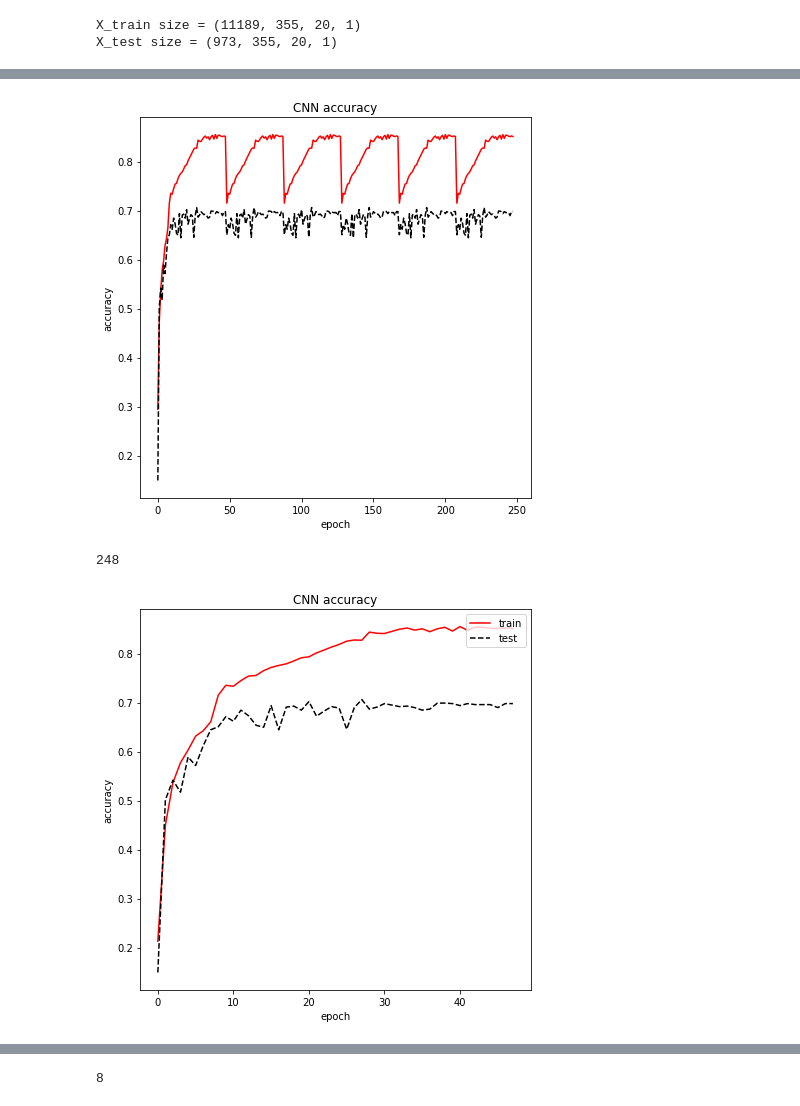
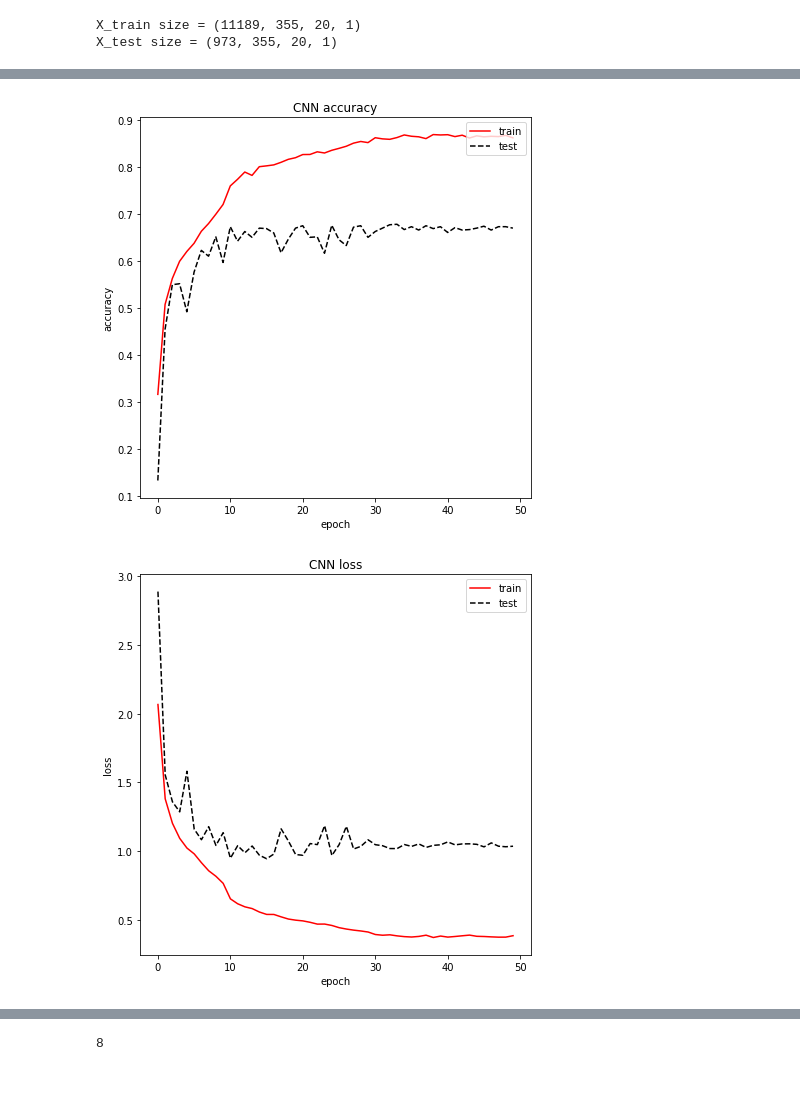
Before and after one commit to pojaleesh/Audio_kws, a Jupyter notebook: Emotion_biometric_recognition/notebooks/Conv2D_Models.ipynb, the cells around one changed output, grey strips where cells are left out. Drawn from its saved outputs; the diff is of its cells as text; code cells hidden in the pictures.

```diff
--- a/Emotion_biometric_recognition/notebooks/Conv2D_Models.ipynb
+++ b/Emotion_biometric_recognition/notebooks/Conv2D_Models.ipynb
@@ -130,7 +126,7 @@ outfile = open(filename,'wb')
 pickle.dump(X,outfile)
 outfile.close()
 # %%
-filename = 'MfccData30'
+filename = '../../../MfccData30'
 outfile = open(filename,'rb')
 X = pickle.load(outfile)
 outfile.close()
@@ -139,38 +135,37 @@ X.shape
 # %% [output]
 (12162, 355, 20)
 # %%
-def make_model_1(input_shape):
-
-    nclass = 14
+def CNN_model(input_shape, nclass):
 
     inp = Input(input_shape)
 
-    x = Convolution2D(32, (4,10), padding="same")(inp)
+    x = Convolution2D(32, (3, 5), padding="same")(inp)
     x = BatchNormalization()(x)
     x = Activation("relu")(x)
     x = MaxPool2D()(x)
     x = Dropout(rate=0.2)(x)
 
-    x = Convolution2D(64, (4,10), padding="same")(x)
+    x = Convolution2D(64, (3, 5), padding="same")(x)
     x = BatchNormalization()(x)
     x = Activation("relu")(x)
     x = MaxPool2D()(x)
     x = Dropout(rate=0.2)(x)
 
-    x = Convolution2D(128, (4,10), padding="same")(x)
+    x = Convolution2D(128, (3, 5), padding="same")(x)
     x = BatchNormalization()(x)
     x = Activation("relu")(x)
     x = MaxPool2D()(x)
     x = Dropout(rate=0.2)(x)
 
-    x = Convolution2D(256, (4,10), padding="same")(x)
+    x = Convolution2D(256, (3, 5), padding="same")(x)
     x = BatchNormalization()(x)
     x = Activation("relu")(x)
     x = MaxPool2D()(x)
     x = Dropout(rate=0.2)(x)
 
     x = Flatten()(x)
-    x = Dense(64)(x)
+    x = Dense(128)(x)
+    x = Dense(256)(x)
     x = Dropout(rate=0.2)(x)
     x = BatchNormalization()(x)
     x = Activation("relu")(x)
@@ -178,7 +173,6 @@ def make_model_1(input_shape):
 
     out = Dense(nclass, activation='softmax')(x)
 
-
     ret_model = Model(inputs = inp, outputs=out)
 
     return ret_model
@@ -247,7 +241,7 @@ print(f'X_test size = {X_test.shape}')
 X_train size = (11189, 355, 20, 1)
 X_test size = (973, 355, 20, 1)
 # %%
-cnn_model = make_model_1((355, 20, 1))
+cnn_model = CNN_model((355, 20, 1), 14)
 opt = Adam(0.001)
 cnn_model.compile(optimizer = opt, loss=CategoricalCrossentropy(from_logits=True), metrics = ["accuracy"])
 # %%
@@ -272,4 +266,4 @@ Non-trainable params: 1,088
 _________________________________________________________________
 # %%
-model_history_1 = cnn_model.fit(x = X_train, y = Y_train, epochs = 8, batch_size = 64, validation_data=(X_test, Y_test))
+model_history_1 = cnn_model.fit(x = X_train, y = Y_train, epochs = 10, batch_size = 64, validation_data=(X_test, Y_test))
 # %% [output]
@@ -363,48 +361,50 @@ Epoch 10/10
 # %%
-model_history_acc = model_history_1.history['accuracy']
+model_history_acc = []
+model_history_val_acc = []
+
+model_history_acc += model_history_1.history['accuracy']
 model_history_acc += model_history_2.history['accuracy']
 model_history_acc += model_history_3.history['accuracy']
 model_history_acc += model_history_4.history['accuracy']
 
-model_history_val_acc = model_history_1.history['val_accuracy']
+model_history_val_acc += model_history_1.history['val_accuracy']
 model_history_val_acc += model_history_2.history['val_accuracy']
 model_history_val_acc += model_history_3.history['val_accuracy']
 model_history_val_acc += model_history_4.history['val_accuracy']
 
-plt.figure(figsize=(7,7))
+fig = plt.figure(figsize=(7,7))
 plt.plot(model_history_acc, color="red", label='train')
-plt.plot(model_history_val_acc, color="black", linestyle="dashed")
+plt.plot(model_history_val_acc, color="black", label='test', linestyle="dashed")
 plt.title('CNN accuracy')
 plt.ylabel('accuracy')
 plt.xlabel('epoch')
 plt.legend(loc='upper right')
+plt.savefig("CNN2_emotion_accuracy.jpg", facecolor=fig.get_facecolor(), transparent=True)
 plt.show()
 # %% [output]
-[figure, old version]
+[figure, new version]
-# %%
-len(model_history_1.history['val_accuracy'])
-# %% [output]
-248
 # %%
-model_history_acc = [0.2129, 0.4496, 0.5366, 0.5773, 0.6029, 0.6315, 0.6422, 0.6606]
-model_history_val_acc = [0.1490, 0.5015, 0.5416, 0.5170, 0.5889, 0.5714, 0.6115, 0.6444]
+model_history_acc = []
+model_history_val_acc = []
 
-model_history_acc += model_history_2.history['accuracy']
-model_history_acc += model_history_3.history['accuracy']
-model_history_acc += model_history_4.history['accuracy']
+model_history_acc += model_history_1.history['loss']
+model_history_acc += model_history_2.history['loss']
+model_history_acc += model_history_3.history['loss']
+model_history_acc += model_history_4.history['loss']
 
-model_history_val_acc += model_history_2.history['val_accuracy']
-model_history_val_acc += model_history_3.history['val_accuracy']
-model_history_val_acc += model_history_4.history['val_accuracy']
+model_history_val_acc += model_history_1.history['val_loss']
+model_history_val_acc += model_history_2.history['val_loss']
+model_history_val_acc += model_history_3.history['val_loss']
+model_history_val_acc += model_history_4.history['val_loss']
 
 fig = plt.figure(figsize=(7,7))
 plt.plot(model_history_acc, color="red", label='train')
 plt.plot(model_history_val_acc, color="black", label='test', linestyle="dashed")
-plt.title('CNN accuracy')
-plt.ylabel('accuracy')
+plt.title('CNN loss')
+plt.ylabel('loss')
 plt.xlabel('epoch')
 plt.legend(loc='upper right')
-plt.savefig("CNN_emotion_accuracy.jpg", facecolor=fig.get_facecolor(), transparent=True)
+plt.savefig("CNN2_emotion_loss.jpg", facecolor=fig.get_facecolor(), transparent=True)
 plt.show()
 # %% [output]
-[figure, old version]
+[figure, new version]
```
Also changed, not shown: parts of 14 cells of this notebook, 25 other files.
